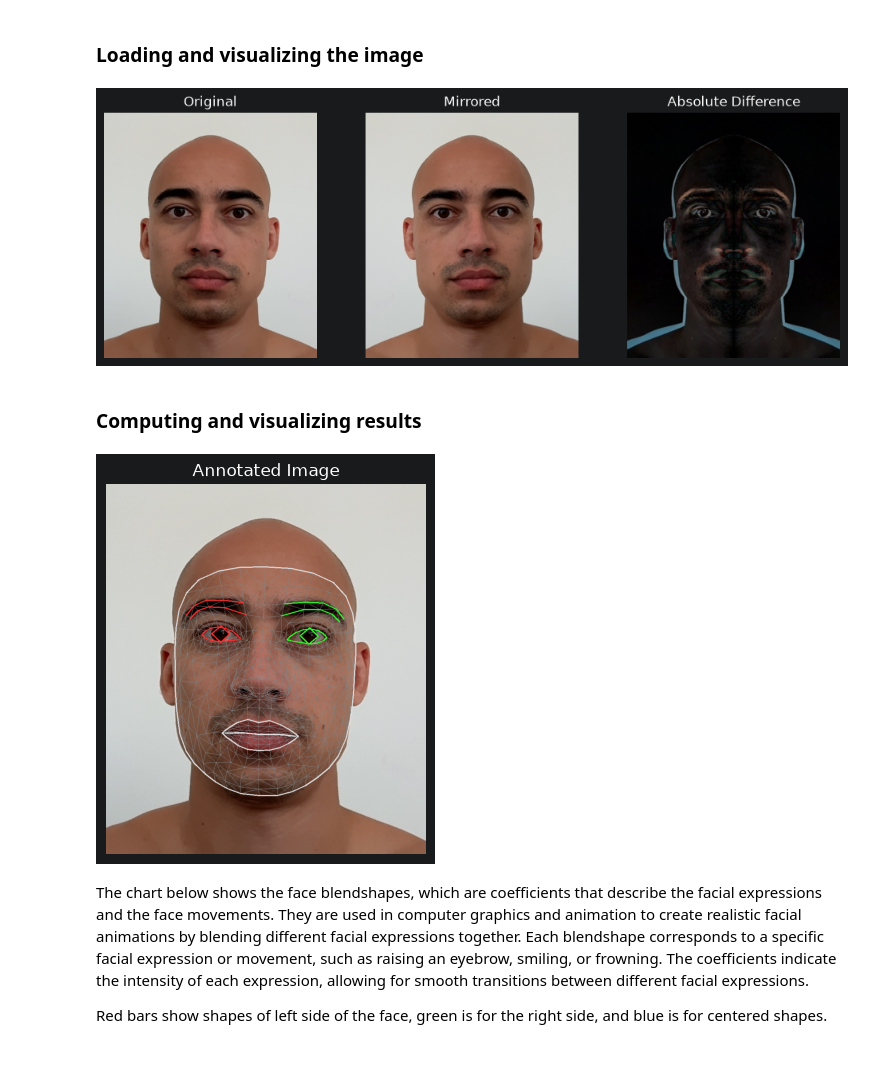
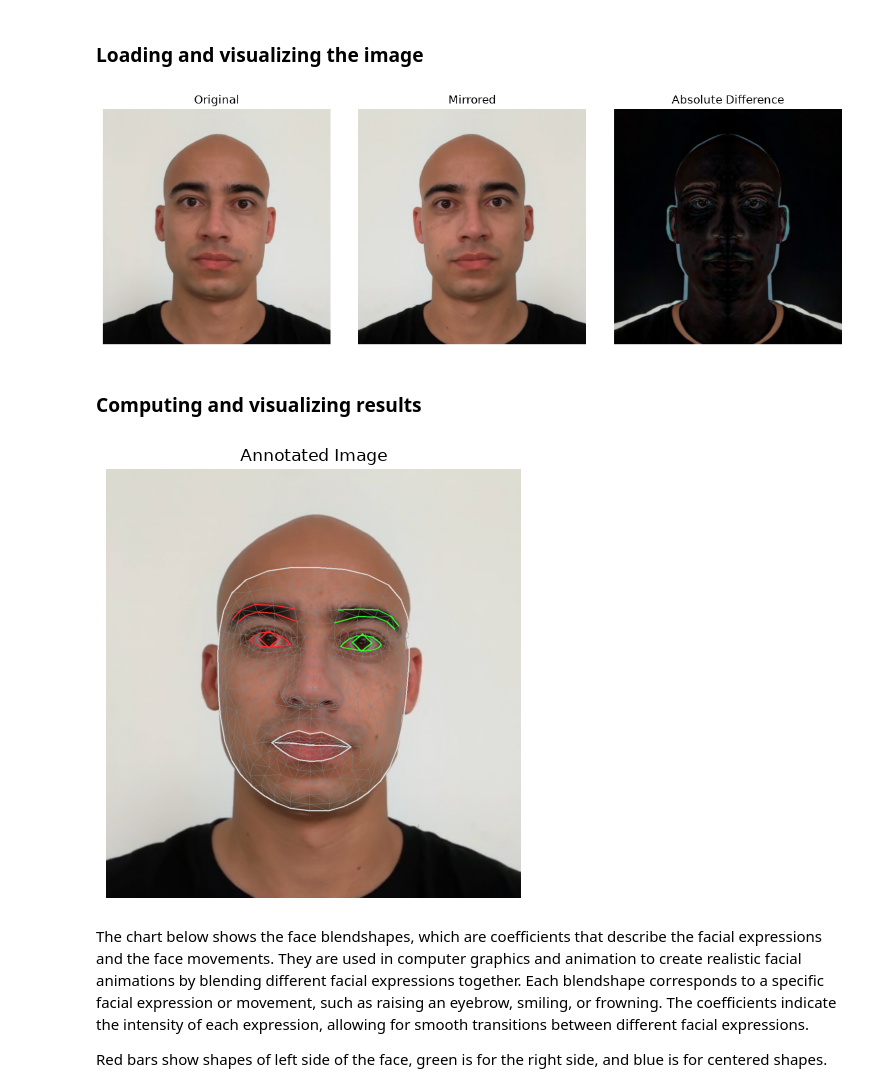
Before and after one commit to alexandrecharvier95/facelyser, a Jupyter notebook: main.ipynb, the cells around one changed output. Drawn from its saved outputs; the diff is of its cells as text; code cells hidden in the pictures; blank space fills up the shorter version.

Commit message:
fix: save figures

```diff
--- a/main.ipynb
+++ b/main.ipynb
@@ -104,15 +104,17 @@ def plot_face_blendshapes_bar_graph(blendshapes):
     ax.set_xlabel("Score")
     ax.set_title("Face Blendshapes")
     plt.tight_layout()
+    return ax
 
 
 def imshow(image, ax=None, title=None):
     if return_ax := (ax is None):
-        fig, ax = plt.subplots()
+        _, ax = plt.subplots()
     ax.imshow(image)
     ax.axis('off')
     if title:
         ax.set_title(title)
+    ax.get_figure().tight_layout()
     if return_ax:
         return ax
 # %% [markdown]
@@ -176,23 +180,25 @@ For good results:
 ### Loading and visualizing the image
 # %%
 # Load
-image_path = "data/alexandre-charvier.jpg"
+data_dir = "data/2026-08-27"
+image_path = f"{data_dir}/face.jpg"
 mp_image = mp.Image.create_from_file(image_path)
 
 # Mirror
 image = cv2.imread(image_path)
 image_rgb = cv2.cvtColor(image, cv2.COLOR_BGR2RGB)
 egami_rgb = cv2.flip(image_rgb, 1)
 mirror_diff = cv2.absdiff(image_rgb, egami_rgb)
 
 # Show
 fig, axs = plt.subplots(1, 3, figsize=(12, 4))
 imshow(image_rgb, ax=axs[0], title="Original")
 imshow(egami_rgb, ax=axs[1], title="Mirrored")
 imshow(mirror_diff, ax=(ax := axs[2]), title="Absolute Difference")
+ax.get_figure().savefig(f"{data_dir}/mirror_diff.png", dpi=300, bbox_inches="tight")
 plt.show()
 # %% [output]
-[figure, old version]
+[figure, new version]
 # %% [markdown]
 ### Computing and visualizing results
 # %%
@@ -202,9 +208,10 @@ detection_result = detector.detect(mp_image)
 # Draw landmarks over the image
 annotated_image = draw_landmarks_on_image(mp_image.numpy_view(), detection_result)
 ax = imshow(annotated_image, title="Annotated Image")
+ax.get_figure().savefig(f"{data_dir}/annotated.png", dpi=300, bbox_inches="tight")
 plt.show()
 # %% [output]
-[figure, old version]
+[figure, new version]
 # %% [markdown]
 The chart below shows the face blendshapes, which are coefficients that describe the facial expressions and the face movements. They are used in computer graphics and animation to create realistic facial animations by blending different facial expressions together. Each blendshape corresponds to a specific facial expression or movement, such as raising an eyebrow, smiling, or frowning. The coefficients indicate the intensity of each expression, allowing for smooth transitions between different facial expressions.
 
```
Also changed, not shown: parts of 4 cells of this notebook, 1 other file.
